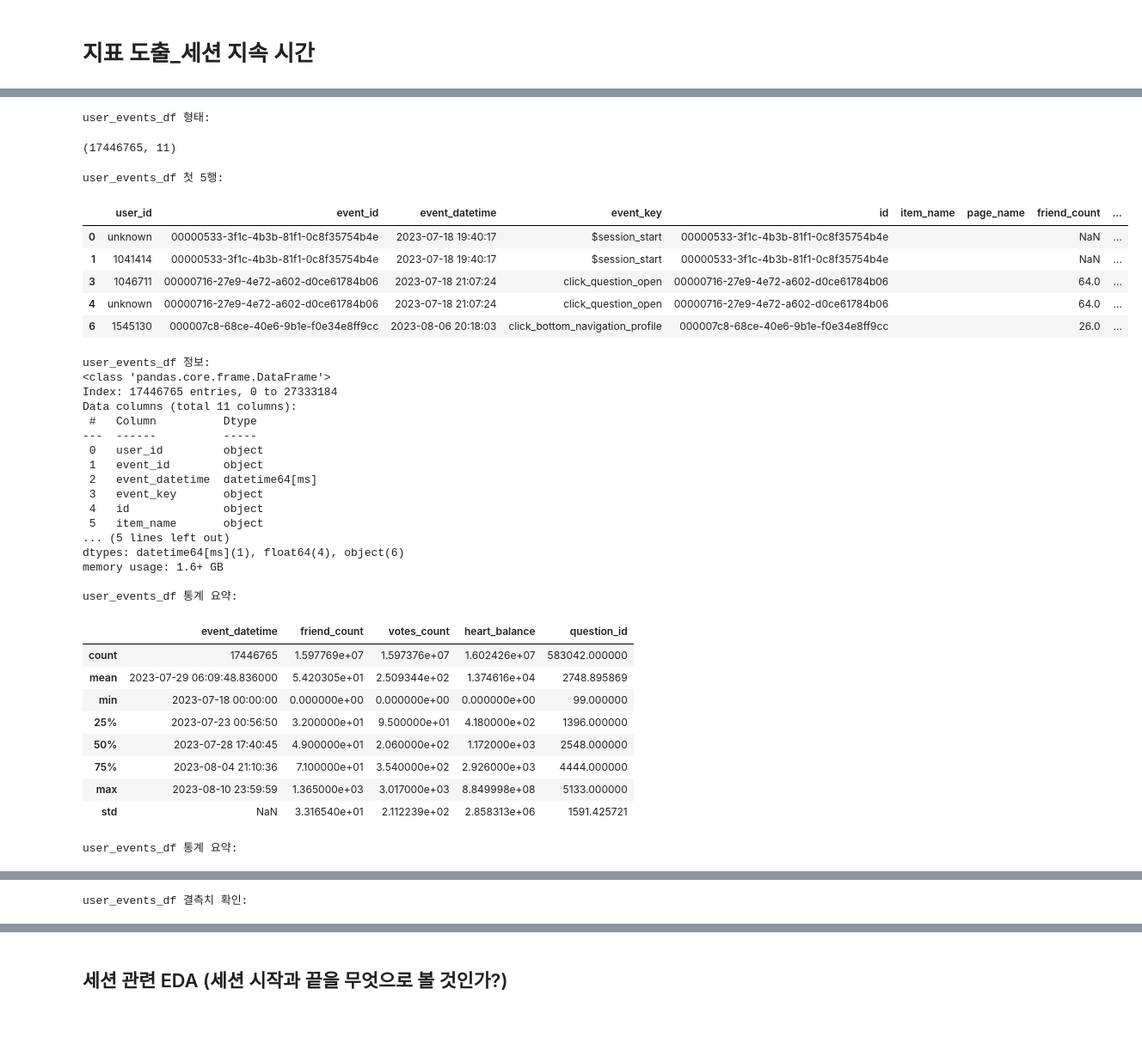
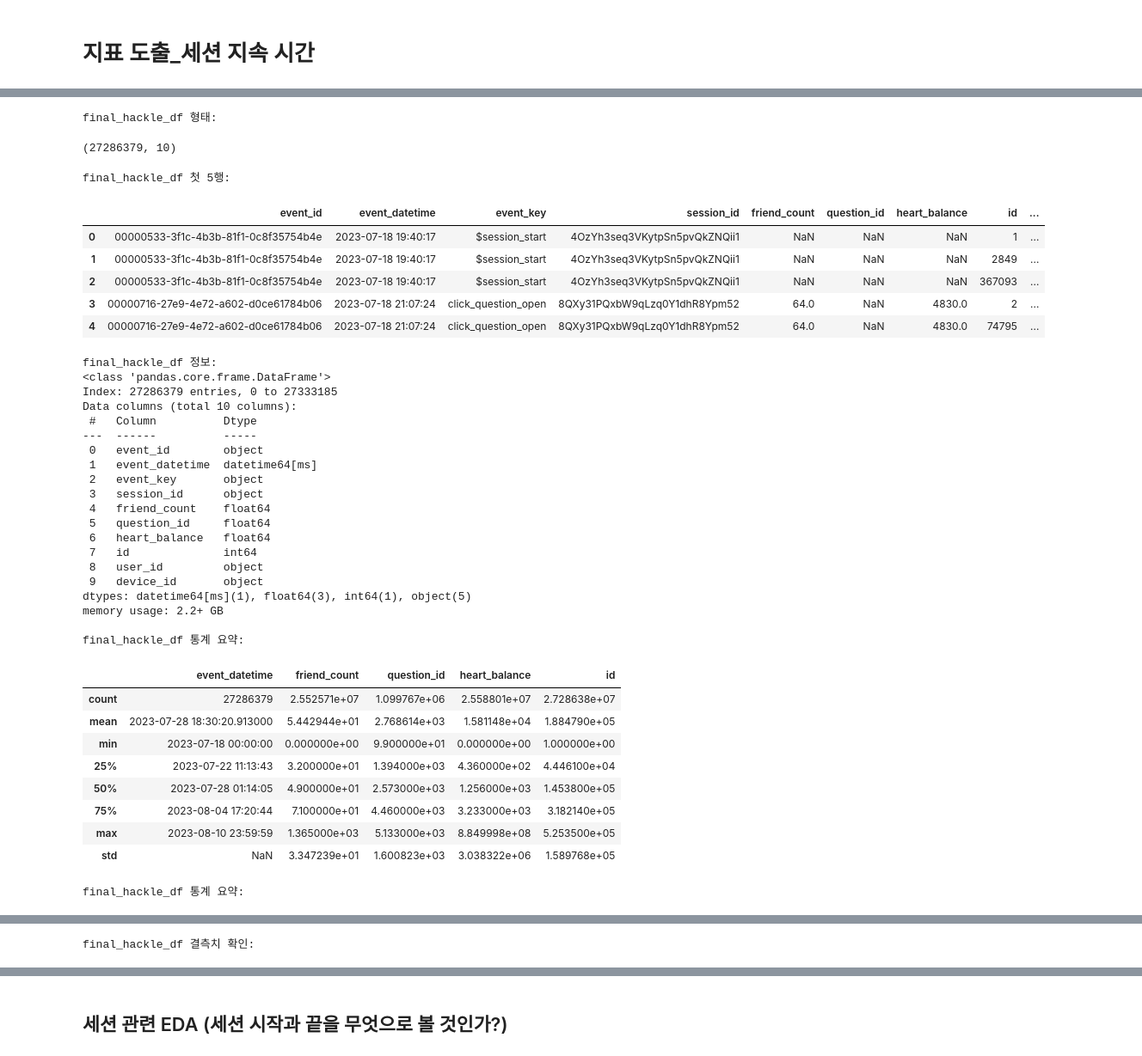
Before and after one commit to seung127/codeit_project, a Jupyter notebook: codeit-project-docker/notebooks/eda_hackle.ipynb, the cells around one changed output, grey strips where cells are left out. Shown at 86% size. Drawn from its saved outputs; the diff is of its cells as text; code cells hidden in the pictures; blank space fills up the shorter version.

Commit message:
user_session_duration_sec_cnt

```diff
--- a/codeit-project-docker/notebooks/eda_hackle.ipynb
+++ b/codeit-project-docker/notebooks/eda_hackle.ipynb
@@ -1298,12 +1298,12 @@ Passing `palette` without assigning `hue` is deprecated and will be removed in v
 # %%
 # 파일 불러오기 (properties + events 파일로!)
 # 경로 설정
-file_path = "gs://part4_project/hackle/merged_pro_events_df.parquet"
+file_path = "gs://part4_project/hackle/final_hackle.parquet"
 key_path = "../config/codeit_project_vm_key.json"
 
 # GCS에서 parquet 불러오기
-user_events_df = pd.read_parquet(file_path, storage_options={"token": key_path})
+final_hackle_df = pd.read_parquet(file_path, storage_options={"token": key_path})
 
 # 확인
-print(user_events_df.shape)
+print(final_hackle_df.shape)
 # %% [output]
@@ -1330,39 +1311,42 @@ None
 # %%
-show_df_info(user_events_df, 'user_events_df')
+show_df_info(final_hackle_df, 'final_hackle_df')
 # %% [output]
-user_events_df 형태:
+final_hackle_df 형태:
-(17446765, 11)
+(27286379, 10)
-user_events_df 첫 5행:
+final_hackle_df 첫 5행:
-|  | user_id | event_id | event_datetime | event_key | id | item_name | page_name | friend_count | ... |
-| 0 | unknown | 00000533-3f1c-4b3b-81f1-0c8f35754b4e | 2023-07-18 19:40:17 | $session_start | 00000533-3f1c-4b3b-81f1-0c8f35754b4e |  |  | NaN | ... |
-| 1 | 1041414 | 00000533-3f1c-4b3b-81f1-0c8f35754b4e | 2023-07-18 19:40:17 | $session_start | 00000533-3f1c-4b3b-81f1-0c8f35754b4e |  |  | NaN | ... |
-| 3 | 1046711 | 00000716-27e9-4e72-a602-d0ce61784b06 | 2023-07-18 21:07:24 | click_question_open | 00000716-27e9-4e72-a602-d0ce61784b06 |  |  | 64.0 | ... |
-| 4 | unknown | 00000716-27e9-4e72-a602-d0ce61784b06 | 2023-07-18 21:07:24 | click_question_open | 00000716-27e9-4e72-a602-d0ce61784b06 |  |  | 64.0 | ... |
-| 6 | 1545130 | 000007c8-68ce-40e6-9b1e-f0e34e8ff9cc | 2023-08-06 20:18:03 | click_bottom_navigation_profile | 000007c8-68ce-40e6-9b1e-f0e34e8ff9cc |  |  | 26.0 | ... |
+|  | event_id | event_datetime | event_key | session_id | friend_count | question_id | heart_balance | id | ... |
+| 0 | 00000533-3f1c-4b3b-81f1-0c8f35754b4e | 2023-07-18 19:40:17 | $session_start | 4OzYh3seq3VKytpSn5pvQkZNQii1 | NaN | NaN | NaN | 1 | ... |
+| 1 | 00000533-3f1c-4b3b-81f1-0c8f35754b4e | 2023-07-18 19:40:17 | $session_start | 4OzYh3seq3VKytpSn5pvQkZNQii1 | NaN | NaN | NaN | 2849 | ... |
+| 2 | 00000533-3f1c-4b3b-81f1-0c8f35754b4e | 2023-07-18 19:40:17 | $session_start | 4OzYh3seq3VKytpSn5pvQkZNQii1 | NaN | NaN | NaN | 367093 | ... |
+| 3 | 00000716-27e9-4e72-a602-d0ce61784b06 | 2023-07-18 21:07:24 | click_question_open | 8QXy31PQxbW9qLzq0Y1dhR8Ypm52 | 64.0 | NaN | 4830.0 | 2 | ... |
+| 4 | 00000716-27e9-4e72-a602-d0ce61784b06 | 2023-07-18 21:07:24 | click_question_open | 8QXy31PQxbW9qLzq0Y1dhR8Ypm52 | 64.0 | NaN | 4830.0 | 74795 | ... |
-user_events_df 정보:
+final_hackle_df 정보:
 <class 'pandas.core.frame.DataFrame'>
-Index: 17446765 entries, 0 to 27333184
-Data columns (total 11 columns):
+Index: 27286379 entries, 0 to 27333185
+Data columns (total 10 columns):
  #   Column          Dtype
 ---  ------          -----
- 0   user_id         object
- 1   event_id        object
- 2   event_datetime  datetime64[ms]
- 3   event_key       object
- 4   id              object
- 5   item_name       object
-... (5 lines left out)
-dtypes: datetime64[ms](1), float64(4), object(6)
-memory usage: 1.6+ GB
+ 0   event_id        object
+ 1   event_datetime  datetime64[ms]
+ 2   event_key       object
+ 3   session_id      object
+ 4   friend_count    float64
+ 5   question_id     float64
+ 6   heart_balance   float64
+ 7   id              int64
+ 8   user_id         object
+ 9   device_id       object
+dtypes: datetime64[ms](1), float64(3), int64(1), object(5)
+memory usage: 2.2+ GB
 
-user_events_df 통계 요약:
+final_hackle_df 통계 요약:
-|  | event_datetime | friend_count | votes_count | heart_balance | question_id |
-| count | 17446765 | 1.597769e+07 | 1.597376e+07 | 1.602426e+07 | 583042.000000 |
-| mean | 2023-07-29 06:09:48.836000 | 5.420305e+01 | 2.509344e+02 | 1.374616e+04 | 2748.895869 |
-| min | 2023-07-18 00:00:00 | 0.000000e+00 | 0.000000e+00 | 0.000000e+00 | 99.000000 |
-| 25% | 2023-07-23 00:56:50 | 3.200000e+01 | 9.500000e+01 | 4.180000e+02 | 1396.000000 |
-| 50% | 2023-07-28 17:40:45 | 4.900000e+01 | 2.060000e+02 | 1.172000e+03 | 2548.000000 |
-| 75% | 2023-08-04 21:10:36 | 7.100000e+01 | 3.540000e+02 | 2.926000e+03 | 4444.000000 |
-| max | 2023-08-10 23:59:59 | 1.365000e+03 | 3.017000e+03 | 8.849998e+08 | 5133.000000 |
-| std | NaN | 3.316540e+01 | 2.112239e+02 | 2.858313e+06 | 1591.425721 |
+|  | event_datetime | friend_count | question_id | heart_balance | id |
+| count | 27286379 | 2.552571e+07 | 1.099767e+06 | 2.558801e+07 | 2.728638e+07 |
+| mean | 2023-07-28 18:30:20.913000 | 5.442944e+01 | 2.768614e+03 | 1.581148e+04 | 1.884790e+05 |
+| min | 2023-07-18 00:00:00 | 0.000000e+00 | 9.900000e+01 | 0.000000e+00 | 1.000000e+00 |
+| 25% | 2023-07-22 11:13:43 | 3.200000e+01 | 1.394000e+03 | 4.360000e+02 | 4.446100e+04 |
+| 50% | 2023-07-28 01:14:05 | 4.900000e+01 | 2.573000e+03 | 1.256000e+03 | 1.453800e+05 |
+| 75% | 2023-08-04 17:20:44 | 7.100000e+01 | 4.460000e+03 | 3.233000e+03 | 3.182140e+05 |
+| max | 2023-08-10 23:59:59 | 1.365000e+03 | 5.133000e+03 | 8.849998e+08 | 5.253500e+05 |
+| std | NaN | 3.347239e+01 | 1.600823e+03 | 3.038322e+06 | 1.589768e+05 |
-user_events_df 통계 요약:
+final_hackle_df 통계 요약:
@@ -1374 +1358 @@ user_events_df 통계 요약:
-user_events_df 결측치 확인:
+final_hackle_df 결측치 확인:
```
Also changed, not shown: parts of 70 cells of this notebook.
